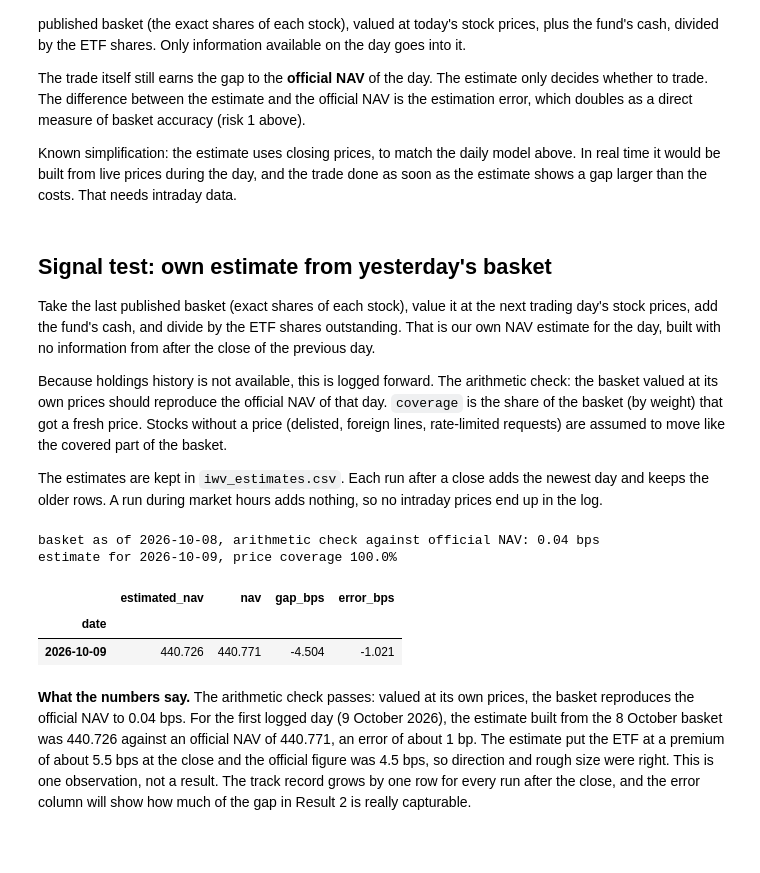
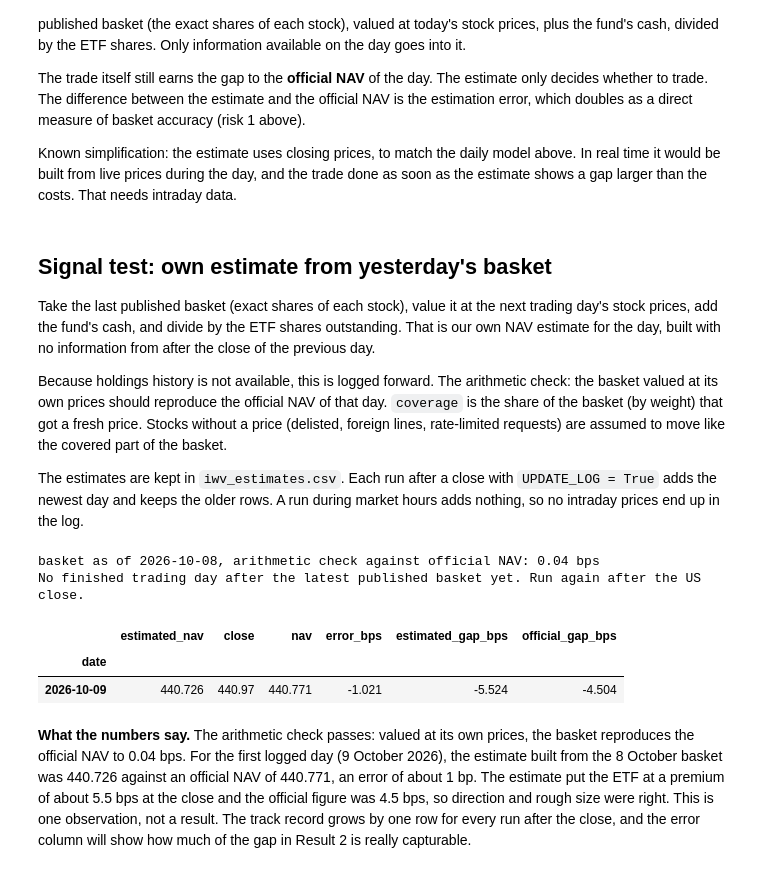
Before and after one commit to Christopher257/ETF-arbitrage-case-study, a Jupyter notebook: etf_arbitrage.ipynb, the cells around one changed output. Saved outputs shown, nothing was run; the diff lists cells and outputs as text; code cells hidden in the pictures; blank space fills up the shorter version.

```diff
--- a/etf_arbitrage.ipynb
+++ b/etf_arbitrage.ipynb
@@ -230,7 +241,8 @@ from IPython.display import display
 
 logging.getLogger("yfinance").setLevel(logging.CRITICAL)
 
-REFRESH = False  # True: download everything again instead of reading data/
+REFRESH = False     # True: download everything again instead of reading data/
+UPDATE_LOG = True  # True: add the newest own estimate to iwv_estimates.csv (run after the US close); data/ stays as it is
 TICKER = "IWV"
 DATA, ESTIMATES = "data", "iwv_estimates.csv"
 FUND_URL = (
@@ -241,10 +253,10 @@ FUND_URL = (
 FUND_ID = {"IWV": 239714, "IWB": 239707, "IWM": 239710}
 os.makedirs(DATA, exist_ok=True)
 # %%
-def fund_download(ticker):
-    """The iShares fund workbook (holdings and NAV history) as text."""
-    path = f"{DATA}/fund_{ticker}.xml"
-    if REFRESH or not os.path.exists(path):
+def fund_download(ticker, latest=False):
+    """The iShares fund workbook (holdings and NAV history) as text. latest=True: a separate copy for the live log."""
+    path = f"{DATA}/fund_{ticker}{'_latest' if latest else ''}.xml"
+    if REFRESH or (latest and UPDATE_LOG) or not os.path.exists(path):
         response = requests.get(FUND_URL.format(FUND_ID[ticker]), headers={"User-Agent": "Mozilla/5.0"}, timeout=120)
         with open(path, "w") as f:
             f.write(response.text)
@@ -407,8 +419,8 @@ of that day. `coverage` is the share of the basket (by weight) that got a fresh
 Stocks without a price (delisted, foreign lines, rate-limited requests) are assumed to
 move like the covered part of the basket.
 
-The estimates are kept in `iwv_estimates.csv`. Each run after a close adds the newest day
-and keeps the older rows. A run during market hours adds nothing, so no intraday prices
+The estimates are kept in `iwv_estimates.csv`. Each run after a close with `UPDATE_LOG = True`
+adds the newest day and keeps the older rows. A run during market hours adds nothing, so no intraday prices
 end up in the log.
 # %%
 def close_is_final(day):
@@ -456,57 +468,59 @@ def read_holdings(xml):
         "date": pd.to_datetime(info["Fund Holdings as of"], format="%b %d, %Y"),
         "shares_out": float(info["Shares Outstanding"].replace(",", "")),
         "stocks": table[is_stock].assign(ticker=lambda x: x["Ticker"].str.strip().str.replace(" ", "-")),
         "cash": table.loc[~is_stock, "Market Value"].sum(),  # cash, money market, margin
     }
 
 
 def estimate_nav(basket):
-    """Own estimate: the last published basket valued at the next trading day's closing prices."""
-    later_days = closes.index[closes.index > basket["date"]]
-    if later_days.empty or not close_is_final(later_days[0]):
+    """Own estimate: the basket valued at the next trading day's closing prices. None if that close is not final yet."""
+    bars = yf.download(TICKER, start=basket["date"] + pd.Timedelta(days=1), auto_adjust=False, progress=False)
+    if bars.empty or not close_is_final(pd.Timestamp(bars.index[0]).tz_localize(None)):
         return None
-    day, stocks = later_days[0], basket["stocks"]
+    day, stocks = pd.Timestamp(bars.index[0]).tz_localize(None), basket["stocks"]
     tickers = sorted(t for t in set(stocks["ticker"]) if re.fullmatch(r"[A-Z][A-Z0-9.-]*", t))
-    new_price = stocks["ticker"].map(stock_closes(tickers, day))
+    prices = stock_closes(tickers + [TICKER], day)
+    new_price = stocks["ticker"].map(prices)
     has_price = new_price.notna()
     # a stock without a price is assumed to move like the rest of the basket
     move = np.average(new_price[has_price] / stocks.loc[has_price, "Price"] - 1,
                       weights=stocks.loc[has_price, "Market Value"])
     new_price = new_price.fillna(stocks["Price"] * (1 + move))
     return {
         "day": day,
         "estimated_nav": ((stocks["Quantity"] * new_price).sum() + basket["cash"]) / basket["shares_out"],
+        "close": prices[TICKER],
         "coverage": stocks.loc[has_price, "Market Value"].sum() / stocks["Market Value"].sum(),
     }
 
 
-basket = read_holdings(fund_xml[TICKER])
+basket = read_holdings(fund_xml[TICKER])  # the snapshot basket, also used in Designs A and B
 basket_value = (basket["stocks"]["Market Value"].sum() + basket["cash"]) / basket["shares_out"]  # per ETF share, at its own date
-estimate = estimate_nav(basket)
-
-if os.path.exists(ESTIMATES):
-    estimates = pd.read_csv(ESTIMATES, index_col="date", parse_dates=True)["estimated_nav"]
-else:
-    estimates = pd.Series(dtype=float, name="estimated_nav", index=pd.DatetimeIndex([], name="date"))
-
 print(f"basket as of {basket['date']:%Y-%m-%d}, arithmetic check against official NAV: "
       f"{(basket_value / iwv['nav'].get(basket['date'], np.nan) - 1) * 1e4:.2f} bps")
-if estimate:
-    estimates[estimate["day"]] = estimate["estimated_nav"]
-    estimates.sort_index().to_csv(ESTIMATES)
-    print(f"estimate for {estimate['day']:%Y-%m-%d}, price coverage {estimate['coverage']:.1%}")
-else:
-    print("No finished trading day after the latest basket yet, so there is nothing new to estimate.")
 
-track_record = estimates.sort_index().to_frame().join(iwv[["nav", "gap_bps"]])
+estimates = pd.read_csv(ESTIMATES, index_col="date", parse_dates=True)
+latest_xml = fund_download(TICKER, latest=True)
+if UPDATE_LOG:
+    estimate = estimate_nav(read_holdings(latest_xml))
+    if estimate:
+        estimates.loc[estimate["day"]] = [estimate["estimated_nav"], estimate["close"]]
+        estimates.sort_index().to_csv(ESTIMATES)
+        print(f"added the estimate for {estimate['day']:%Y-%m-%d}, price coverage {estimate['coverage']:.1%}")
+    else:
+        print("No finished trading day after the latest published basket yet. Run again after the US close.")
+
+track_record = estimates.sort_index().join(nav_history(latest_xml)["nav"])
 track_record["error_bps"] = (track_record["estimated_nav"] / track_record["nav"] - 1) * 1e4
+track_record["estimated_gap_bps"] = (track_record["estimated_nav"] / track_record["close"] - 1) * 1e4
+track_record["official_gap_bps"] = (track_record["nav"] / track_record["close"] - 1) * 1e4
 track_record.round(3)
 # %% [output]
 basket as of 2026-10-08, arithmetic check against official NAV: 0.04 bps
-estimate for 2026-10-09, price coverage 100.0%
+No finished trading day after the latest published basket yet. Run again after the US close.
-|  | estimated_nav | nav | gap_bps | error_bps |
-| date |  |  |  |  |
-| 2026-10-09 | 440.726 | 440.771 | -4.504 | -1.021 |
+|  | estimated_nav | close | nav | error_bps | estimated_gap_bps | official_gap_bps |
+| date |  |  |  |  |  |  |
+| 2026-10-09 | 440.726 | 440.97 | 440.771 | -1.021 | -5.524 | -4.504 |
 # %% [markdown]
 **What the numbers say.** The arithmetic check passes: valued at its own prices, the basket
 reproduces the official NAV to 0.04 bps. For the first logged day (9 October 2026), the
```
Also changed, not shown: parts of 5 cells of this notebook, 2 other files.
